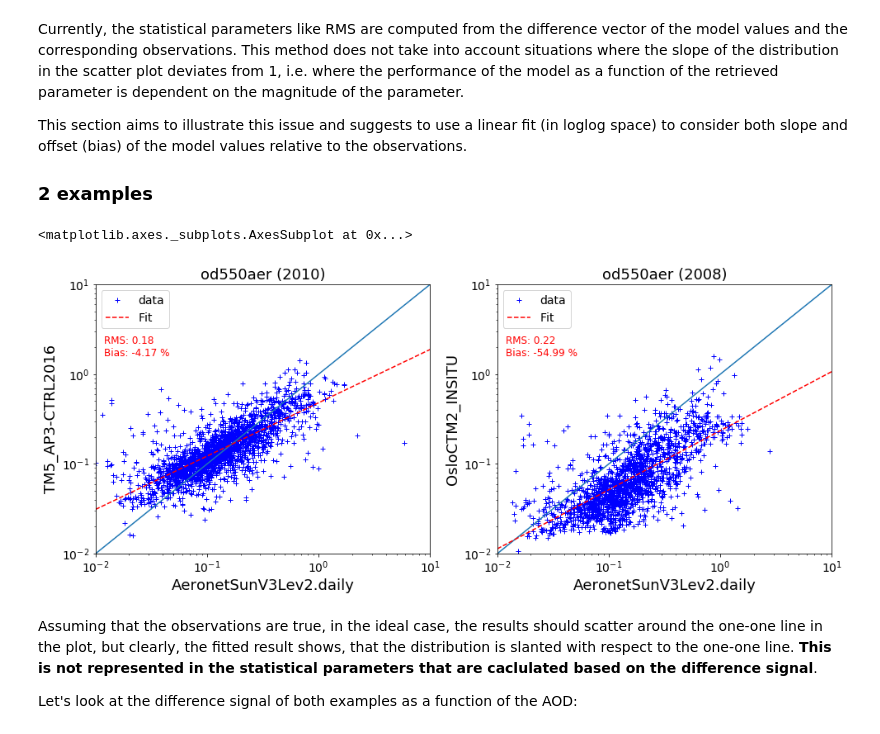
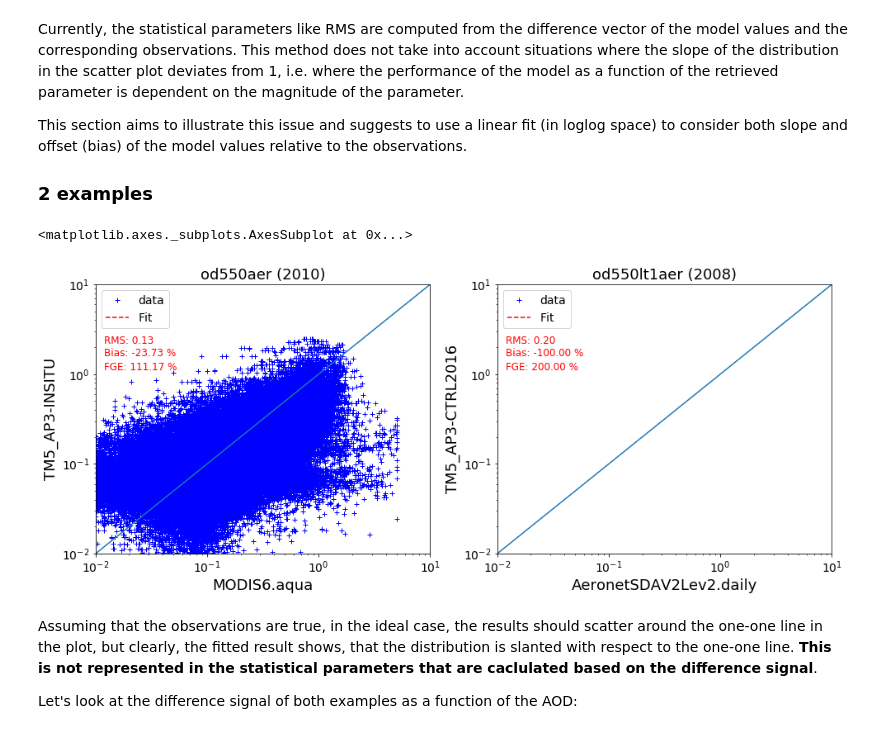
Before and after one commit to jgliss/aerocom_obs_props, a Jupyter notebook: results_overview.ipynb, the cells around one changed output. Cells and saved outputs as stored; diff of their text form; code cells hidden in the pictures.

```diff
--- a/results_overview.ipynb
+++ b/results_overview.ipynb
@@ -211,37 +231,38 @@ This section aims to illustrate this issue and suggests to use a linear fit (in
 # %%
 import matplotlib.pyplot as plt
 def plot_scatter(res, ax):
     data=res['data']
 
 
-    x,y = data['obs'], data['model']
+    x,y = data['ref'], data['data']
     ax.loglog(x, y, ' +b', label='data')
     ax.set_xlim([.01, 10])
     ax.set_ylim([.01, 10])
     ax.plot([.01, 10], [.01, 10])
 
     ax.set_xlabel(res['obs_id'])
     ax.set_ylabel(res['model_id'])
-    ax.set_title('{} ({})'.format(res['var'], res['year']))
+    ax.set_title('{} ({})'.format(res['var_name'], res['year']))
     m, c  = np.polyfit(np.log(x), np.log(y), 1)
     xvals= np.linspace(.01, 10, 100)
     y_fit = np.exp(m*np.log(xvals) + c)
     ax.plot(xvals, y_fit, '--r', label='Fit')
     ax.text(0.012, 2.2, 'RMS: {:.2f}'.format(res['rms']), color='r', fontsize=12)
     ax.text(0.012, 1.6, 'Bias: {:.2f} %'.format(res['nmb']), color='r', fontsize=12)
+    ax.text(0.012, 1.1, 'FGE: {:.2f} %'.format(res['fge']), color='r', fontsize=12)
 
     ax.legend()
 
     return ax
 
 ex1 = results[1]
-ex2 = results[4]
+ex2 = results[3]
 fig, (ax1, ax2) = plt.subplots(1,2, figsize=(16, 6))
 plot_scatter(ex1, ax1)
 plot_scatter(ex2, ax2)
 # %% [output]
 <matplotlib.axes._subplots.AxesSubplot at 0x...>
-[figure, old version]
+[figure, new version]
 # %% [markdown]
 Assuming that the observations are true, in the ideal case, the results should scatter around the one-one line in the plot, but clearly, the fitted result shows, that the distribution is slanted with respect to the one-one line. **This is not represented in the statistical parameters that are caclulated based on the difference signal**.
 
```
Also changed, not shown: parts of 16 cells of this notebook, 2 other files.
